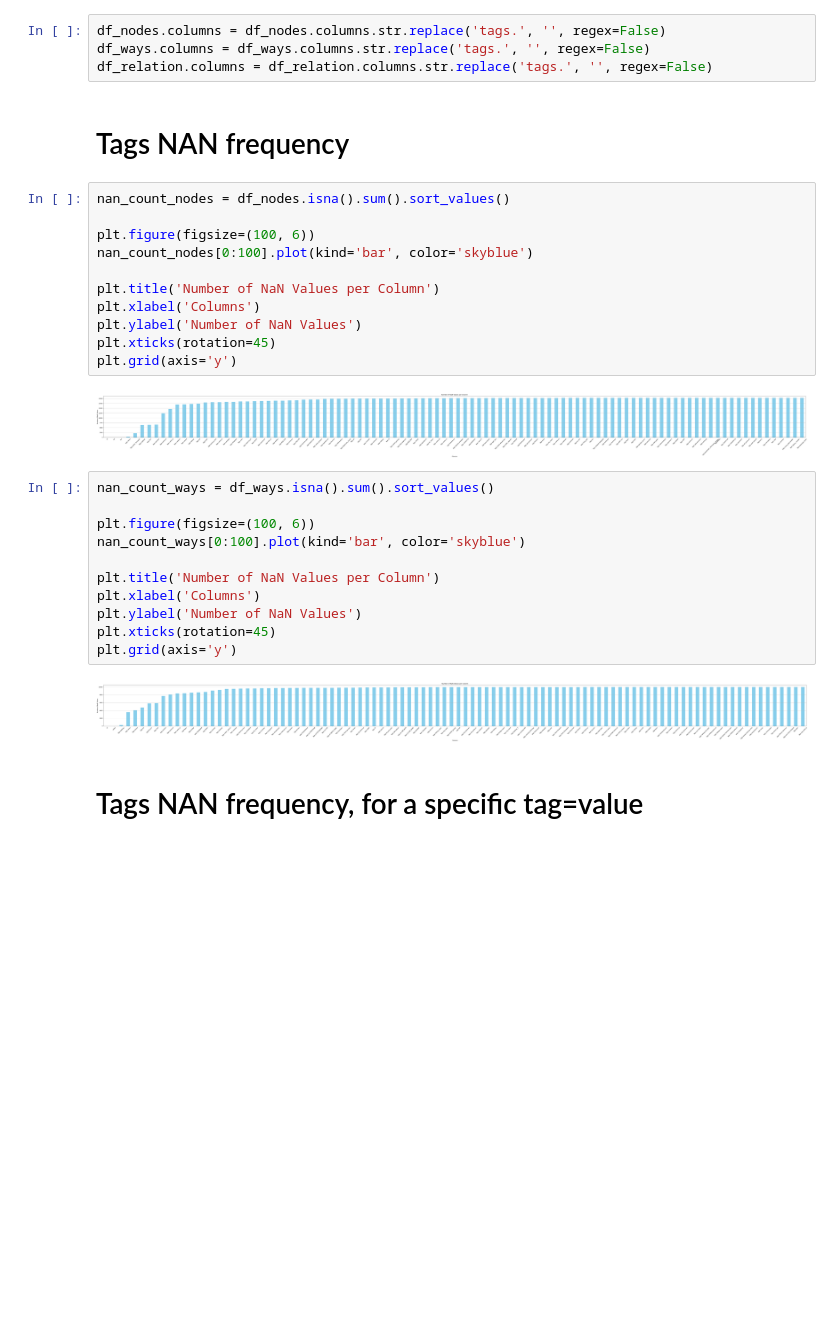
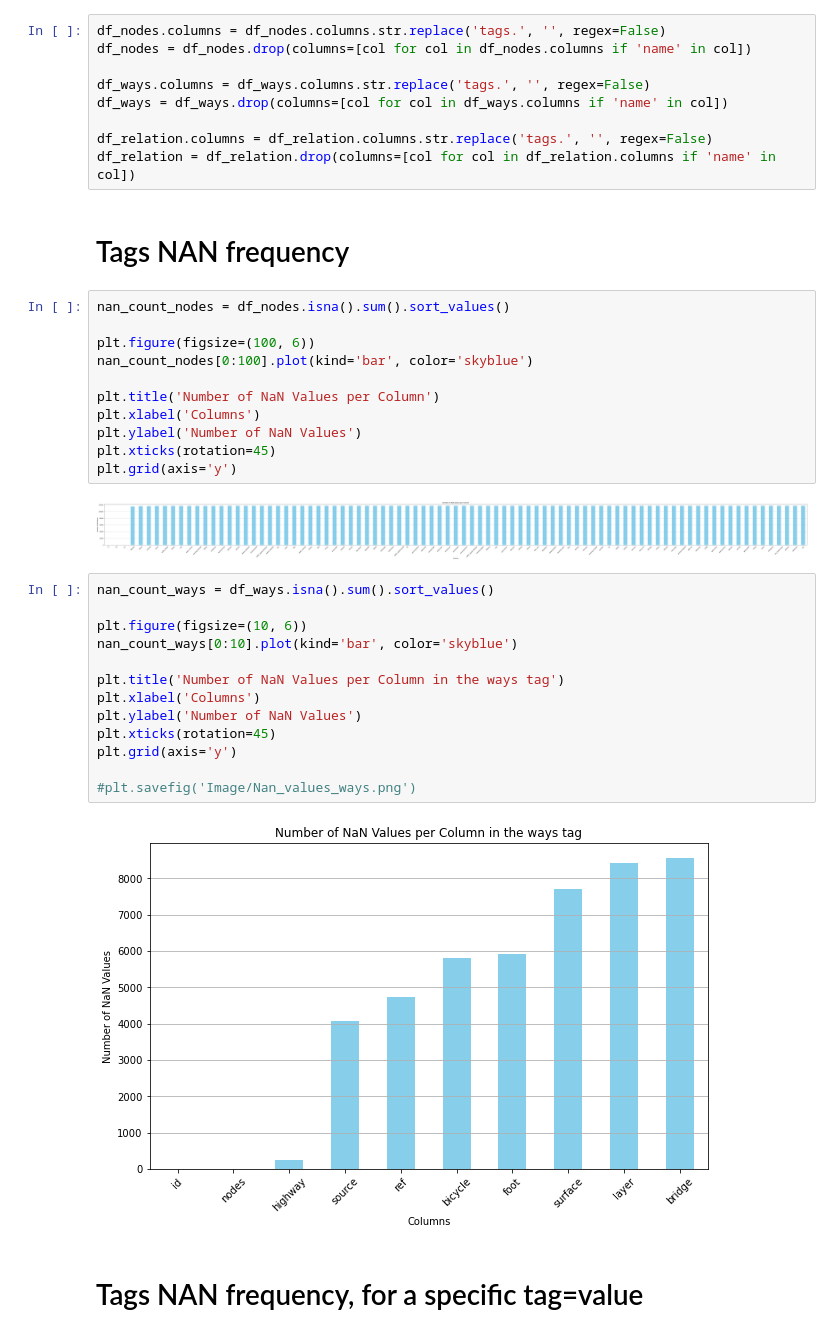
Before and after one commit to IgrecL/national-roads, a Jupyter notebook: utils/Selected_nodes_analysis.ipynb, the cells around one changed output. Saved outputs shown, nothing was run; the diff lists cells and outputs as text; blank space fills up the shorter version.

```diff
--- a/utils/Selected_nodes_analysis.ipynb
+++ b/utils/Selected_nodes_analysis.ipynb
@@ -25,8 +29,13 @@ df_relation = pd.json_normalize(data)
 #df_expanded = pd.json_normalize(data, 'tags', ['id', 'lat', 'lon'], sep='_')
 # %%
 df_nodes.columns = df_nodes.columns.str.replace('tags.', '', regex=False)
+df_nodes = df_nodes.drop(columns=[col for col in df_nodes.columns if 'name' in col])
+
 df_ways.columns = df_ways.columns.str.replace('tags.', '', regex=False)
+df_ways = df_ways.drop(columns=[col for col in df_ways.columns if 'name' in col])
+
 df_relation.columns = df_relation.columns.str.replace('tags.', '', regex=False)
+df_relation = df_relation.drop(columns=[col for col in df_relation.columns if 'name' in col])
 # %% [markdown]
 # Tags NAN frequency
 # %%
@@ -41,19 +50,21 @@ plt.ylabel('Number of NaN Values')
 plt.xticks(rotation=45)
 plt.grid(axis='y')
 # %% [output]
-[figure, old version]
+[figure, new version]
 # %%
 nan_count_ways = df_ways.isna().sum().sort_values()
 
-plt.figure(figsize=(100, 6))
-nan_count_ways[0:100].plot(kind='bar', color='skyblue')
+plt.figure(figsize=(10, 6))
+nan_count_ways[0:10].plot(kind='bar', color='skyblue')
 
-plt.title('Number of NaN Values per Column')
+plt.title('Number of NaN Values per Column in the ways tag')
 plt.xlabel('Columns')
 plt.ylabel('Number of NaN Values')
 plt.xticks(rotation=45)
 plt.grid(axis='y')
+
+#plt.savefig('Image/Nan_values_ways.png')
 # %% [output]
-[figure, old version]
+[figure, new version]
 # %% [markdown]
 # Tags NAN frequency, for a specific tag=value
```
Also changed, not shown: parts of 33 cells of this notebook.
